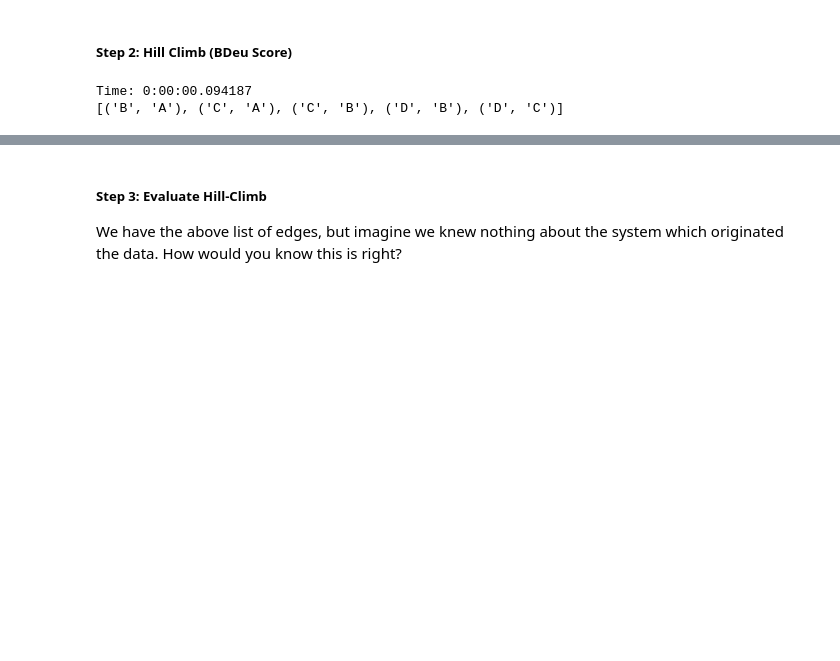
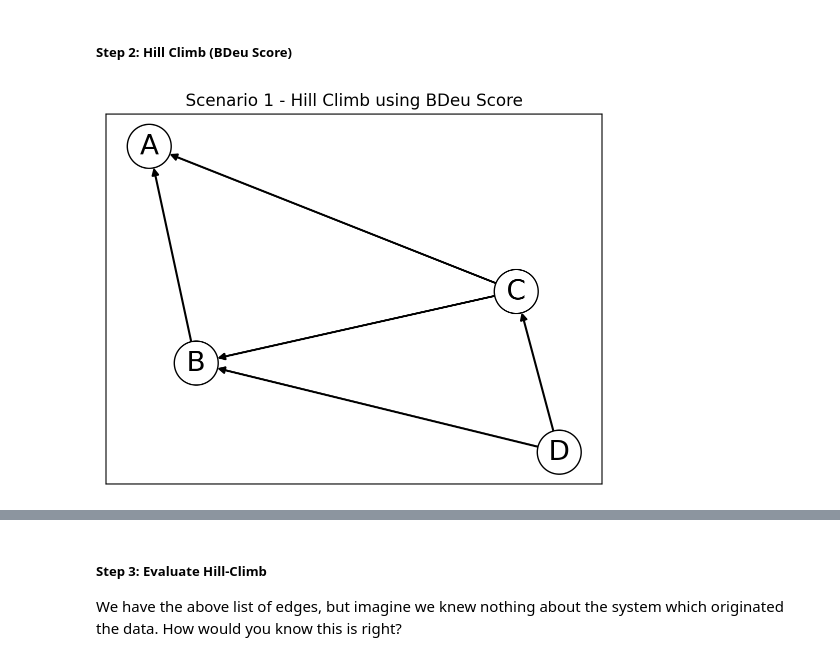
Before and after one commit to vbob/MCMC4BN, a Jupyter notebook: Entropy.ipynb, the cells around one changed output, grey strips where cells are left out. Drawn from its saved outputs; the diff is of its cells as text; code cells hidden in the pictures; blank space fills up the shorter version.

```diff
--- a/Entropy.ipynb
+++ b/Entropy.ipynb
@@ -249,16 +255,21 @@ df_scenario_1
 # %% [markdown]
 ##### Step 2: Hill Climb (BDeu Score)
 # %%
-start = timer()
-
 scoring_method = BDeuScore(data=df_scenario_1)
 est = HillClimbSearch(data=df_scenario_1)
-network = est.estimate(scoring_method=scoring_method, show_progress=True)
+network = est.estimate(scoring_method=scoring_method, show_progress=False)
+G = nx.DiGraph(network.edges())
 
-end = timer()
-elapsed_time = timedelta(seconds=end-start)
-print("Time: " + str(elapsed_time))
-print(network.edges)
+pos = nx.spring_layout(G, seed=13)  # positions for all nodes
+options = {
+    "font_size": 20,
+    "node_size": 1000,
+    "node_color": "white",
+    "edgecolors": "black",
+    "linewidths": 1,
+    "width": 1.5,
+}
+nx.draw_networkx(G, pos, **options)
+plt.title("Scenario 1 - Hill Climb using BDeu Score");
 # %% [output]
-Time: 0:00:00.094187
-[('B', 'A'), ('C', 'A'), ('C', 'B'), ('D', 'B'), ('D', 'C')]
+[figure, added]
```
Also changed, not shown: parts of 17 cells of this notebook, 1 other file.
